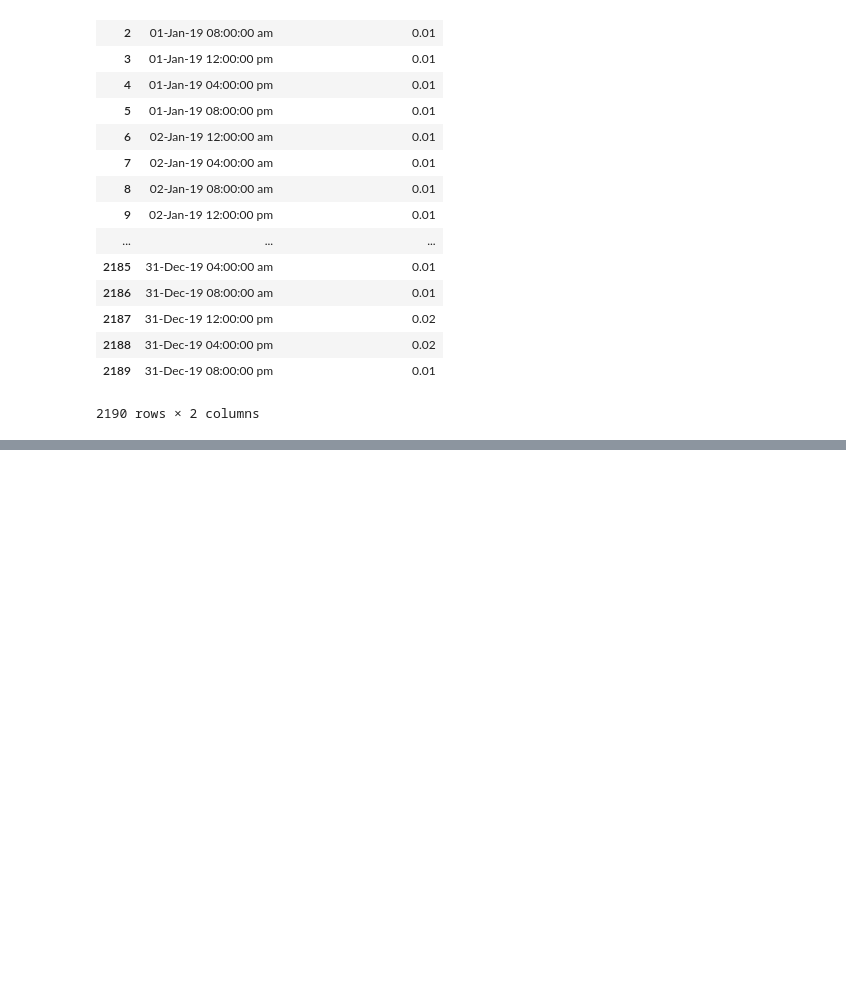
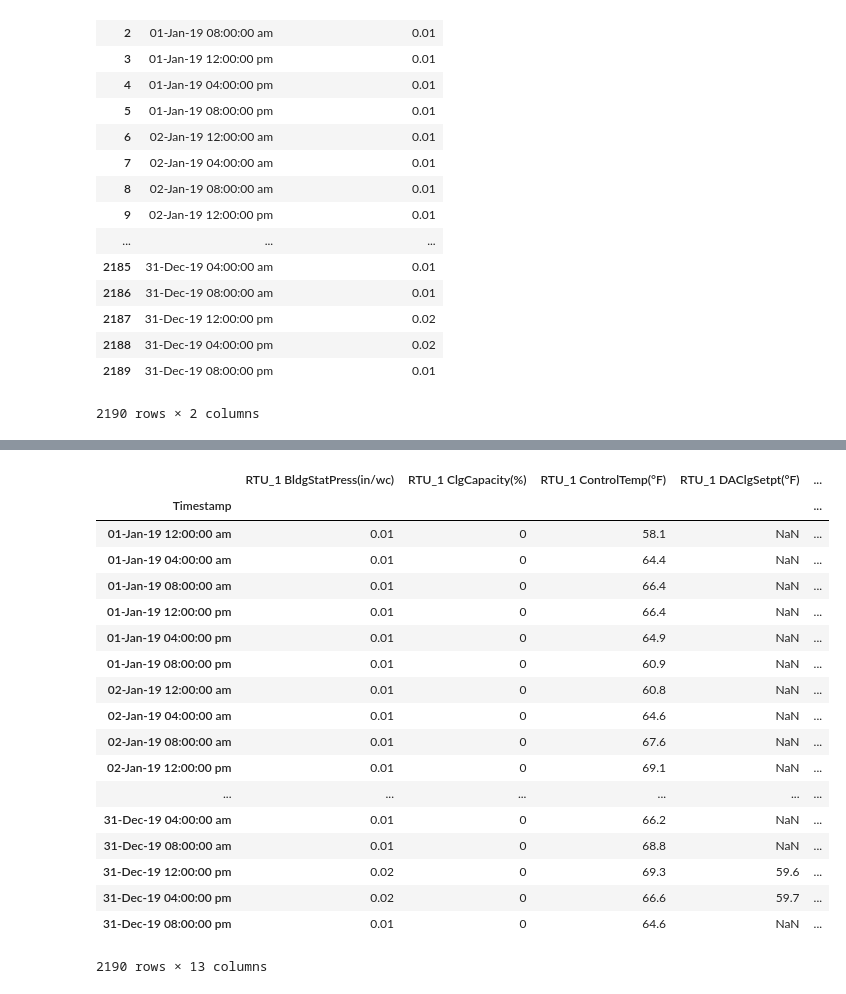
Before and after one commit to singerGUO/Tignis_notebook, a Jupyter notebook: Analytics.ipynb, the cells around one changed output, grey strips where cells are left out. Drawn from its saved outputs; the diff is of its cells as text; code cells hidden in the pictures; blank space fills up the shorter version.

```diff
--- a/Analytics.ipynb
+++ b/Analytics.ipynb
@@ -18,6 +8,6 @@ import glob
 # %%
 #gathering csv data using glob
-all_csv_files = glob.glob("/dbfs/FileStore/tables/*.csv")
+all_csv_files = glob.glob("/dbfs/FileStore/tables/2019/*.csv")
 print("--" + str(all_csv_files))
 loops=len(all_csv_files)
 all_csv_files
@@ -136,15 +50,0 @@ def TS2Sec(x):
-# %%
-varlist=[]
-for i in range(loops):
-    string=all_csv_files[i]
-    string=string.split("RTU_1 ")[1]
-    string1=string.split(" ")[0]
-    string2=string.split(" ")[1]
-    string2=string2.split(".")[0]
-    if '-' in string2:
-        string2=string2.replace('-','')
-    globals() [string1+string2] = pd.read_csv(all_csv_files[i])
-    varlist.append(string1+string2)
-#for i in range(len(varlist)):
-#    TS2Sec(globals()[varlist[i]])
-#converts timestamps to seconds if needed
@@ -154,0 +51,33 @@ varlist
+# %%
+import numpy as np
+varlist=[]
+
+for i in range(int(loops)):
+    globals() ['df'+str(i)] = pd.read_csv(all_csv_files[i])
+    globals() ['df'+str(i)].set_index('Timestamp', inplace=True)
+    if i == 0:
+      result = df0
+    else:
+      result = result.merge(globals() ['df'+str(i)], on='Timestamp',how='left')
+
+result
+# %% [output]
+|  | RTU_1 BldgStatPress(in/wc) | RTU_1 ClgCapacity(%) | RTU_1 ControlTemp(°F) | RTU_1 DAClgSetpt(°F) | ... |
+| Timestamp |  |  |  |  | ... |
+| 01-Jan-19 12:00:00 am | 0.01 | 0 | 58.1 | NaN | ... |
+| 01-Jan-19 04:00:00 am | 0.01 | 0 | 64.4 | NaN | ... |
+| 01-Jan-19 08:00:00 am | 0.01 | 0 | 66.4 | NaN | ... |
+| 01-Jan-19 12:00:00 pm | 0.01 | 0 | 66.4 | NaN | ... |
+| 01-Jan-19 04:00:00 pm | 0.01 | 0 | 64.9 | NaN | ... |
+| 01-Jan-19 08:00:00 pm | 0.01 | 0 | 60.9 | NaN | ... |
+| 02-Jan-19 12:00:00 am | 0.01 | 0 | 60.8 | NaN | ... |
+| 02-Jan-19 04:00:00 am | 0.01 | 0 | 64.6 | NaN | ... |
+| 02-Jan-19 08:00:00 am | 0.01 | 0 | 67.6 | NaN | ... |
+| 02-Jan-19 12:00:00 pm | 0.01 | 0 | 69.1 | NaN | ... |
+| ... | ... | ... | ... | ... | ... |
+| 31-Dec-19 04:00:00 am | 0.01 | 0 | 66.2 | NaN | ... |
+| 31-Dec-19 08:00:00 am | 0.01 | 0 | 68.8 | NaN | ... |
+| 31-Dec-19 12:00:00 pm | 0.02 | 0 | 69.3 | 59.6 | ... |
+| 31-Dec-19 04:00:00 pm | 0.02 | 0 | 66.6 | 59.7 | ... |
+| 31-Dec-19 08:00:00 pm | 0.01 | 0 | 64.6 | NaN | ... |
+2190 rows × 13 columns
```
Also changed, not shown: parts of 14 cells of this notebook.
